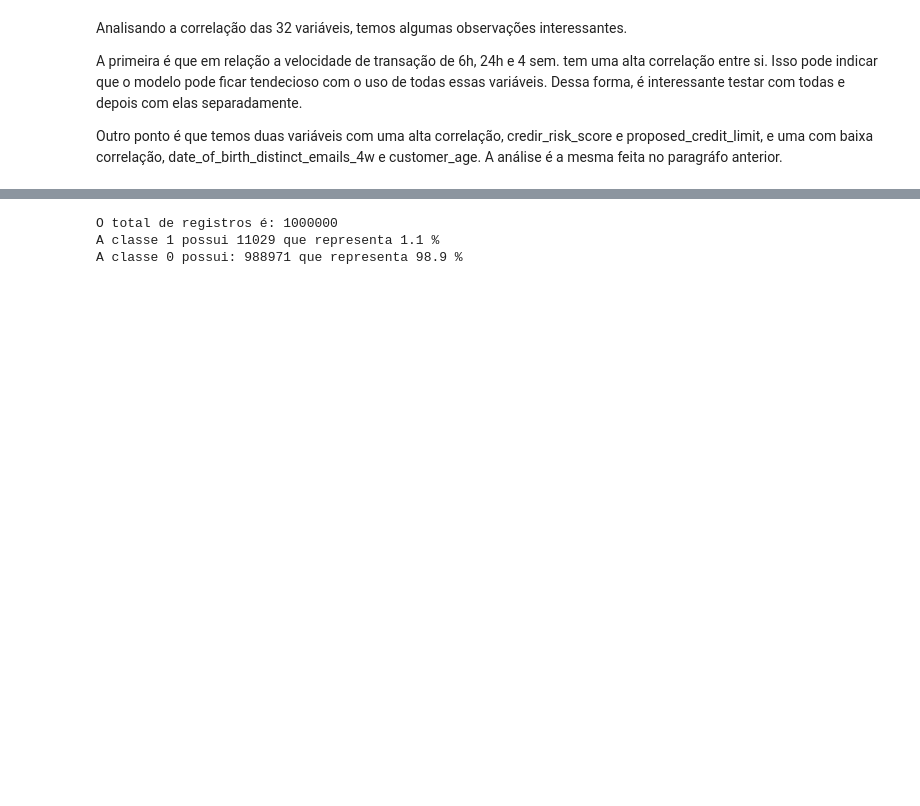
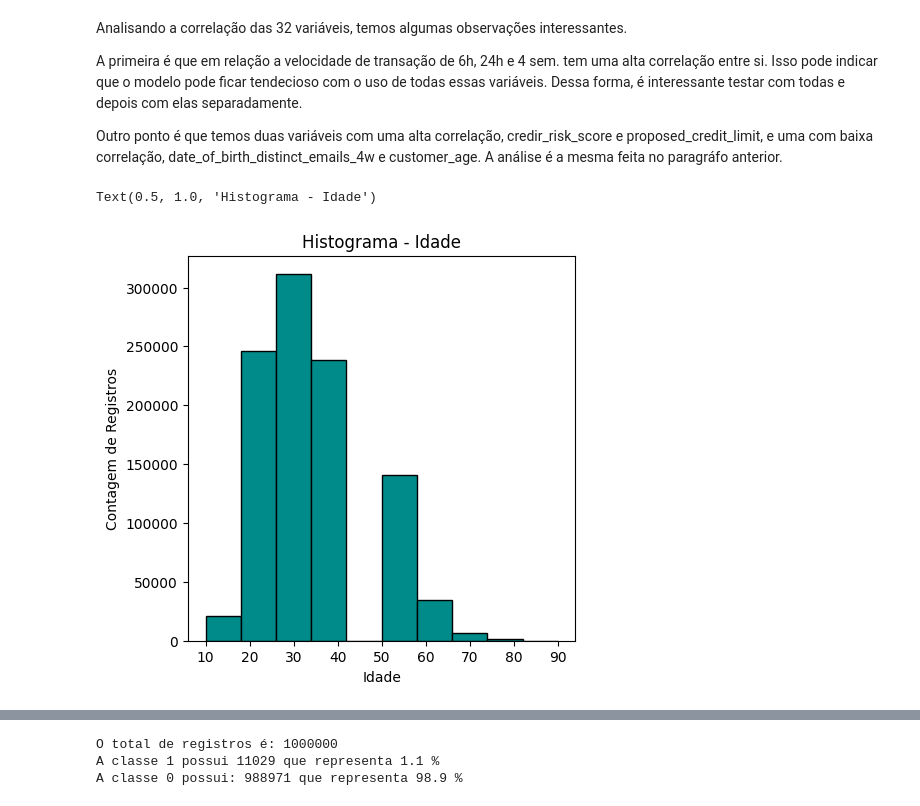
Before and after one commit to marcosmorais94/fraud_bankaccount, a Jupyter notebook: bank_fraud.ipynb, the cells around one changed output, grey strips where cells are left out. Saved outputs shown, nothing was run; the diff lists cells and outputs as text; code cells hidden in the pictures; blank space fills up the shorter version.

```diff
--- a/bank_fraud.ipynb
+++ b/bank_fraud.ipynb
@@ -82,3 +82,14 @@ Analisando a correlação das 32 variáveis, temos algumas observações interes
 A primeira é que em relação a velocidade de transação de 6h, 24h e 4 sem. tem uma alta correlação entre si. Isso pode indicar que o modelo pode ficar tendecioso com o uso de todas essas variáveis. Dessa forma, é interessante testar com todas e depois com elas separadamente.
 
 Outro ponto é que temos duas variáveis com uma alta correlação, credir_risk_score e proposed_credit_limit, e uma com baixa correlação, date_of_birth_distinct_emails_4w e  customer_age. A análise é a mesma feita no paragráfo anterior.
+# %%
+#
+
+fig, ax = plt.subplots(figsize=(5, 5))
+plt.hist(base['customer_age'], color = 'darkcyan', edgecolor = 'black')
+plt.ylabel('Contagem de Registros')
+plt.xlabel('Idade')
+plt.title('Histograma - Idade')
+# %% [output]
+Text(0.5, 1.0, 'Histograma - Idade')
+[figure, added]
```
Also changed, not shown: parts of 1 cell of this notebook.
